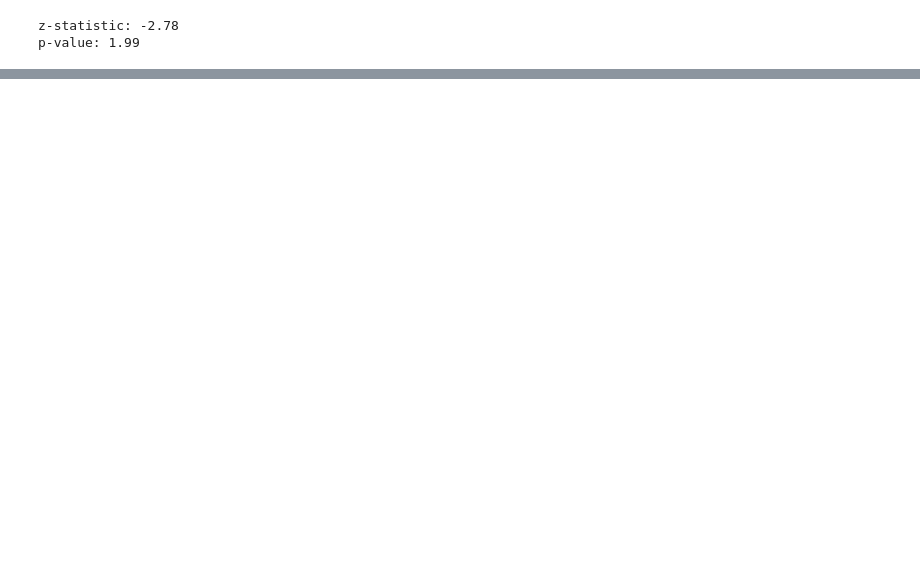
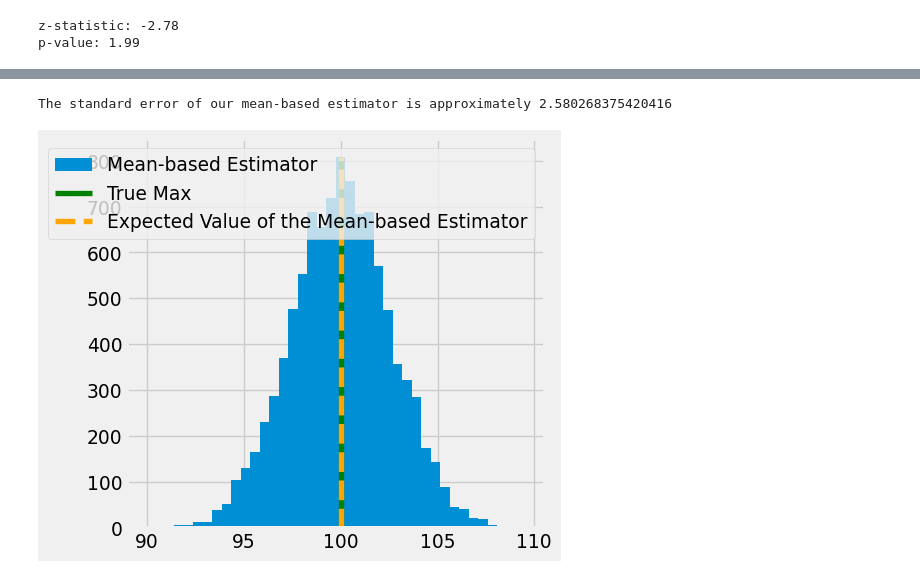
Before and after one commit to ubcecon/ECON526, a Jupyter notebook: lectures/lectures/uncertainty_bias_variance.ipynb, the cells around one changed output, grey strips where cells are left out. Saved outputs shown, nothing was run; the diff lists cells and outputs as text; code cells hidden in the pictures; blank space fills up the shorter version.

```diff
--- a/lectures/lectures/uncertainty_bias_variance.ipynb
+++ b/lectures/lectures/uncertainty_bias_variance.ipynb
@@ -663,0 +664,12 @@ p-value: 1.99
+# %%
+plt.figure(figsize=(5,5))
+np.random.seed(421)
+mean_estimates = np.array([2*run_experiment_unif().mean() for _ in range(10000)])
+freq, bins, img = plt.hist(mean_estimates, bins=40, label="Mean-based Estimator")
+plt.vlines(100, ymin=0, ymax=freq.max(), label="True Max", color="green")
+plt.vlines(np.mean(mean_estimates), ymin=0, ymax=freq.max(), linestyles="dashed", label="Expected Value of the Mean-based Estimator", color="orange")
+plt.legend();
+print("The standard error of our mean-based estimator is approximately", np.std(mean_estimates))
+# %% [output]
+The standard error of our mean-based estimator is approximately 2.580268375420416
+[figure, added]
```
Also changed, not shown: parts of 14 cells of this notebook, 42 other files.
